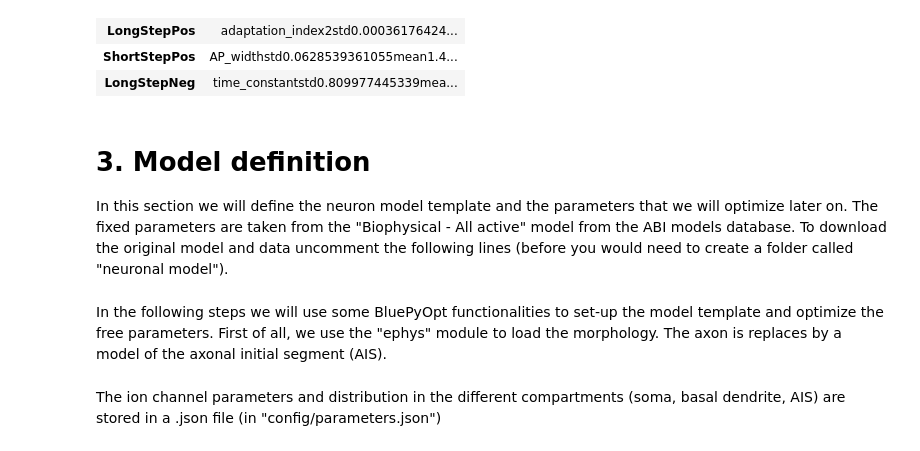
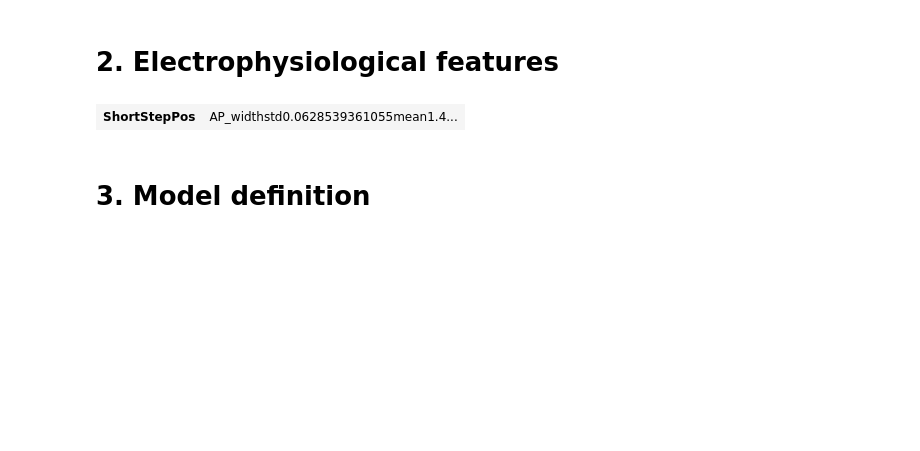
Before and after one commit to BlueBrain/SimulationTutorials, a Jupyter notebook: HBPSchool2016/demos/optimisation/BluePyOpt_exercise.ipynb, the cells around one changed output. Cells and saved outputs as stored; diff of their text form; code cells hidden in the pictures; blank space fills up the shorter version.

Commit message:
Newer version BluePyOpt demo/exercise

```diff
--- a/HBPSchool2016/demos/optimisation/BluePyOpt_exercise.ipynb
+++ b/HBPSchool2016/demos/optimisation/BluePyOpt_exercise.ipynb
@@ -51,7 +60,7 @@ data_dir = 'data/'
 
 # Store data in a dictionary step_name : [list of repetitions]
 #steps_dict = collections.OrderedDict(sorted({'StepNeg':23,'StepPos':36}.items(), key = lambda x:x[0]))
-steps_dict = collections.OrderedDict({'LongStepNeg': [], 'ShortStepPos': [], 'LongStepPos': []})
+steps_dict = collections.OrderedDict({'ShortStepPos': []})
 
 # Import the os Python module to interact with the operating system
 import os
@@ -61,13 +70,15 @@ files_list = glob(data_dir + "*.txt")
 
 for file_name in files_list:
     if "APWaveform" in file_name:
-        steps_dict['ShortStepPos'].append(numpy.loadtxt(file_name))
-    if "IDrest" in file_name:
-        steps_dict['LongStepPos'].append(numpy.loadtxt(file_name))
-    if "IV" in file_name:
-        steps_dict['LongStepNeg'].append(numpy.loadtxt(file_name))
+        data = numpy.loadtxt(file_name)
+        # Correct for liquid junction potential
+        data[:, 1] -= 14.0
+        steps_dict['ShortStepPos'].append(data)
+
+
 
 fig1, axes = plt.subplots(len(steps_dict), sharey = True)
+axes = [axes]
 for idx, step_name in enumerate(steps_dict.keys()):
     for rep, trace in enumerate(steps_dict[step_name]):
         axes[idx].plot(trace[:,0],trace[:,1], label = 'Rep. ' + str(rep+1))
@@ -87,4 +92,8 @@ The eFeatures extracted from the data and later from the model will be used to e
+# %% [markdown]
+# 2. Electrophysiological features
 # %%
+feature_names = ['time_to_first_spike', 'AP_width']
+#feature_names = ['time_to_first_spike', 'AHP_depth', 'AP_width', 'AP_height', 'Spikecount', 'AP1_width', 'AP2_width']
 
 # Extract features
 import efel
@@ -96,49 +105,33 @@ steps_info = {'LongStepNeg': [20, 1020], 'ShortStepPos': [5, 55], 'LongStepPos':
 def get_features(data):
     # All the traces converted in eFEL format
     efel_traces = {'LongStepNeg': [], 'ShortStepPos': [], 'LongStepPos': []}
     for step_name, step_traces in data.items():
         for rep in step_traces:
             # A single eFEL trace
             trace = {}
             trace['T'] = rep[:,0]
-            trace['V'] = rep[:,1]-14 # Correct for liquid junction potential
+            trace['V'] = rep[:,1]
             trace['stim_start'] = [steps_info[step_name][0]]
             trace['stim_end'] = [steps_info[step_name][1]]
             trace['name'] = step_name
 
             efel_traces[step_name].append(trace)
 
     features_values = collections.defaultdict(dict)
 
-    features_values['LongStepNeg'] = efel.getMeanFeatureValues(efel_traces['LongStepNeg'],
-                                                                ['time_constant', 'voltage_deflection_begin',
-                                                                'voltage_deflection'])
+    features_values['ShortStepPos'] = efel.getMeanFeatureValues(efel_traces['ShortStepPos'], feature_names)
 
-    features_values['LongStepPos'] = efel.getMeanFeatureValues(efel_traces['LongStepPos'],
-                                                               ['mean_frequency', 'adaptation_index2',
-                                                                'ISI_CV', 'doublet_ISI'])
-
-    features_values['ShortStepPos'] = efel.getMeanFeatureValues(efel_traces['ShortStepPos'],
-                                                                ['time_to_first_spike', 'AHP_depth',
-                                                                'AP_width', 'AP_height', 'time_to_first_spike'])
 
     mean_std_features = collections.defaultdict(lambda:collections.defaultdict(dict))
     for step_name in features_values:
         for efeature in features_values[step_name][0]:
             efeature_values = [x[efeature] for x in features_values[step_name]]
             mean_std_features[step_name][efeature] = {'mean': numpy.mean(efeature_values),
                                                       'std': numpy.std(efeature_values)}
 
     return mean_std_features
 
 mean_std_features = get_features(steps_dict)
 IPython.display.HTML(json2html.convert(json=dict(mean_std_features)))
 # %% [output]
-| LongStepPos | adaptation_index2std0.00036176424... |
 | ShortStepPos | AP_widthstd0.0628539361055mean1.4... |
-| LongStepNeg | time_constantstd0.809977445339mea... |
-# %% [markdown]
-# 3. Model definition
-In this section we will define the neuron model template and the parameters that we will optimize later on. The fixed parameters are taken from the "Biophysical - All active" model from the ABI models database. To download the original model and data uncomment the following lines (before you would need to create a folder called "neuronal model").
-# %% [markdown]
-In the following steps we will use some BluePyOpt functionalities to set-up the model template and optimize the free parameters. First of all, we use the "ephys" module to load the morphology. The axon is replaces by a model of the axonal initial segment (AIS).
@@ -150,3 +138,3 @@ somatic_loc = ephys.locations.NrnSeclistLocation('somatic', seclist_name='somati
-# %% [markdown]
-The ion channel parameters and distribution in the different compartments (soma, basal dendrite, AIS) are stored in a .json file (in "config/parameters.json")
+# %% [markdown]
+# 3. Model definition
 # %%
```
Also changed, not shown: parts of 36 cells of this notebook, 1 other file.
